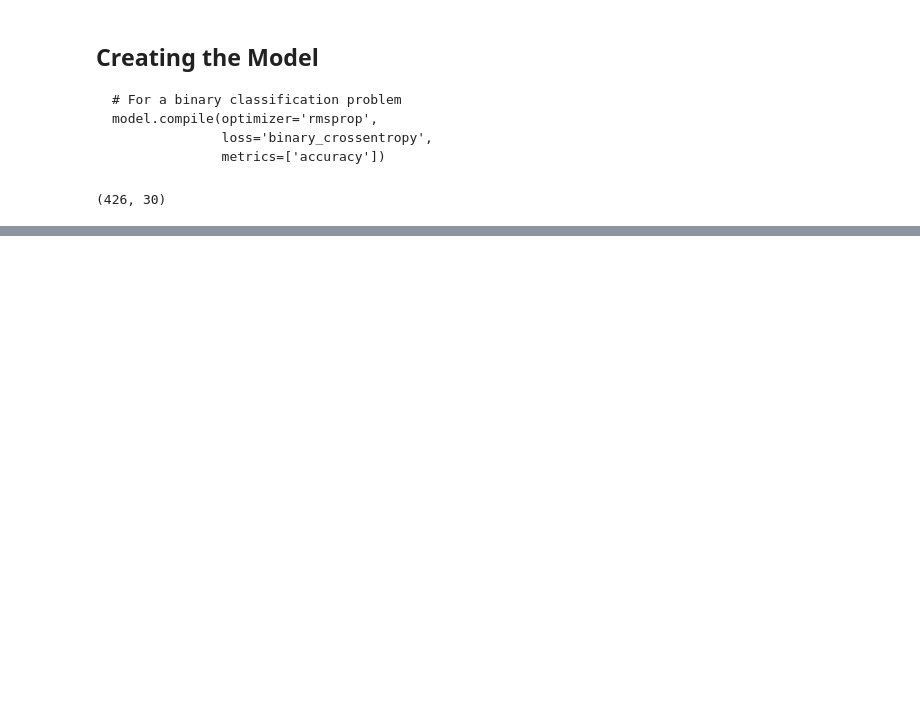
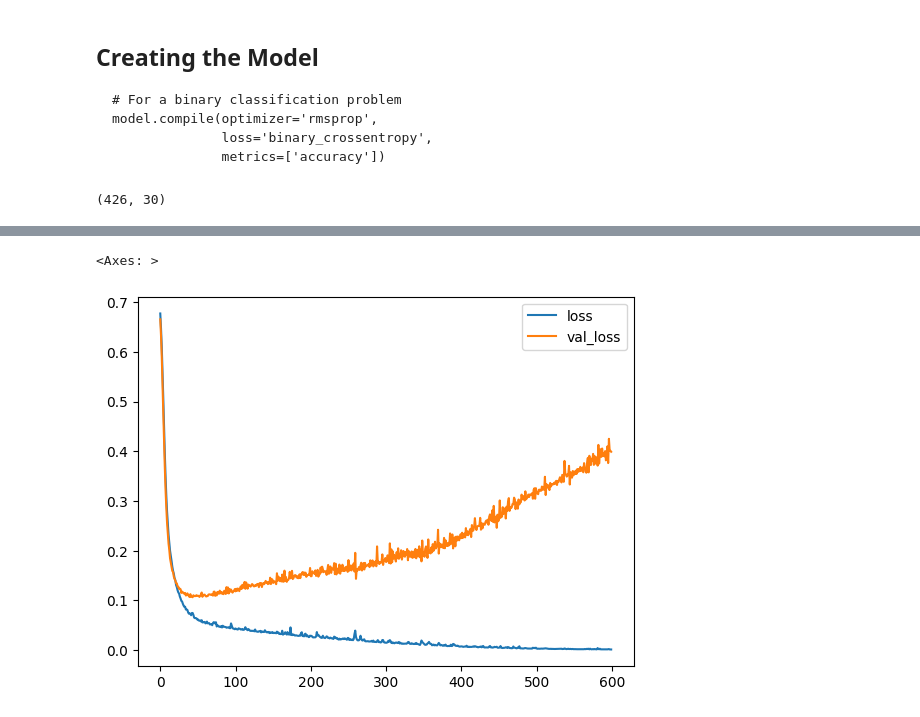
Before and after one commit to Sabbha20/ten-k-learn, a Jupyter notebook: 01 tensorflow-Keras/ANN/02 - Keras-Classification.ipynb, the cells around one changed output, grey strips where cells are left out. Cells and saved outputs as stored; diff of their text form; code cells hidden in the pictures; blank space fills up the shorter version.

Commit message:
Keras-Classification : Creating a Model - Choosing too many epochs and overfitting

```diff
--- a/01 tensorflow-Keras/ANN/02 - Keras-Classification.ipynb
+++ b/01 tensorflow-Keras/ANN/02 - Keras-Classification.ipynb
@@ -354,4 +354,4 @@ model.add(Dense(units=15, activation='relu'))
 
 model.add(Dense(units=1, activation='sigmoid'))
 
-model.compile(loss='binary_crosentrophy', optimizer='adam')
+model.compile(loss='binary_crossentropy', optimizer='adam')
@@ -357,0 +362,6 @@ model.compile(loss='binary_crosentrophy', optimizer='adam')
+# %%
+# https://stats.stackexchange.com/questions/164876/tradeoff-batch-size-vs-number-of-iterations-to-train-a-neural-network
+# https://datascience.stackexchange.com/questions/18414/are-there-any-rules-for-choosing-the-size-of-a-mini-batch
+
+model.fit(x=X_train, y=y_train, epochs=600, verbose=1,
+          validation_data=(X_test, y_test))
@@ -357,0 +387,3 @@ model.compile(loss='binary_crosentrophy', optimizer='adam')
+# %%
+model_loss = pd.DataFrame(model.history.history)
+model_loss
@@ -357,0 +404,5 @@ model.compile(loss='binary_crosentrophy', optimizer='adam')
+# %%
+model_loss.plot()
+# %% [output]
+<Axes: >
+[figure, added]
```
Also changed, not shown: parts of 3 cells of this notebook.
